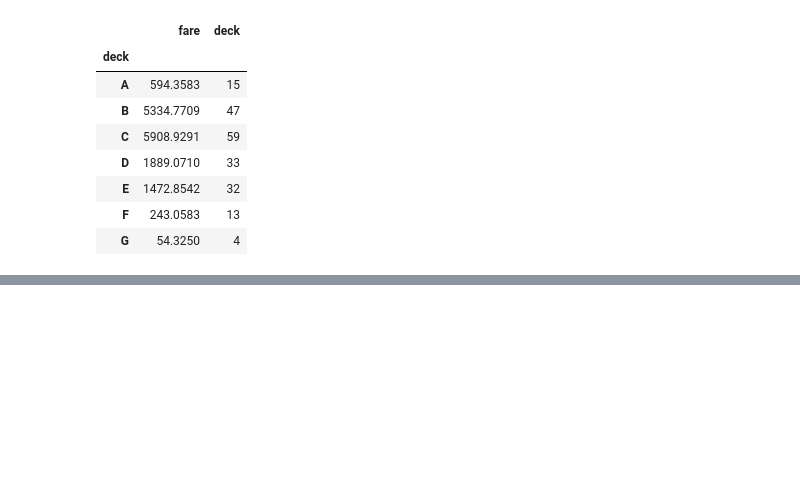
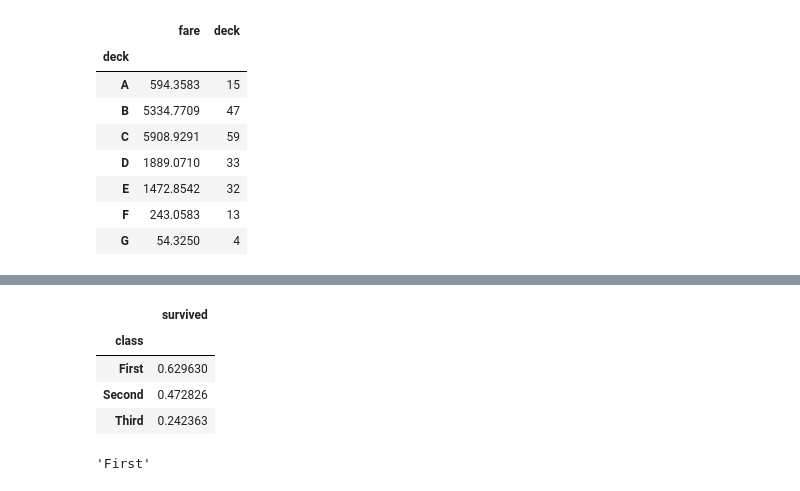
Before and after one commit to Vaishnavi-Gajinkar/Codingwise, a Jupyter notebook: projectsNcasestudies/titanicCS.ipynb, the cells around one changed output, grey strips where cells are left out. Cells and saved outputs as stored; diff of their text form; code cells hidden in the pictures; blank space fills up the shorter version.

```diff
--- a/projectsNcasestudies/titanicCS.ipynb
+++ b/projectsNcasestudies/titanicCS.ipynb
@@ -646,0 +673,16 @@ df.groupby('deck').agg({'fare':'sum','deck':'size'})
+# %%
+#Q25.  Determine which ticket class had the highest survival rate, using group by and mean calculation on the Survived column.
+
+df.pivot_table(index=['class'],
+               values=['survived'],
+               aggfunc={'survived':'mean'}).sort_values('survived',ascending=False)
+# %% [output]
+|  | survived |
+| class |  |
+| First | 0.629630 |
+| Second | 0.472826 |
+| Third | 0.242363 |
+# %%
+df.groupby('class')['survived'].mean().idxmax()
+# %% [output]
+'First'
```
Also changed, not shown: parts of 4 cells of this notebook.
